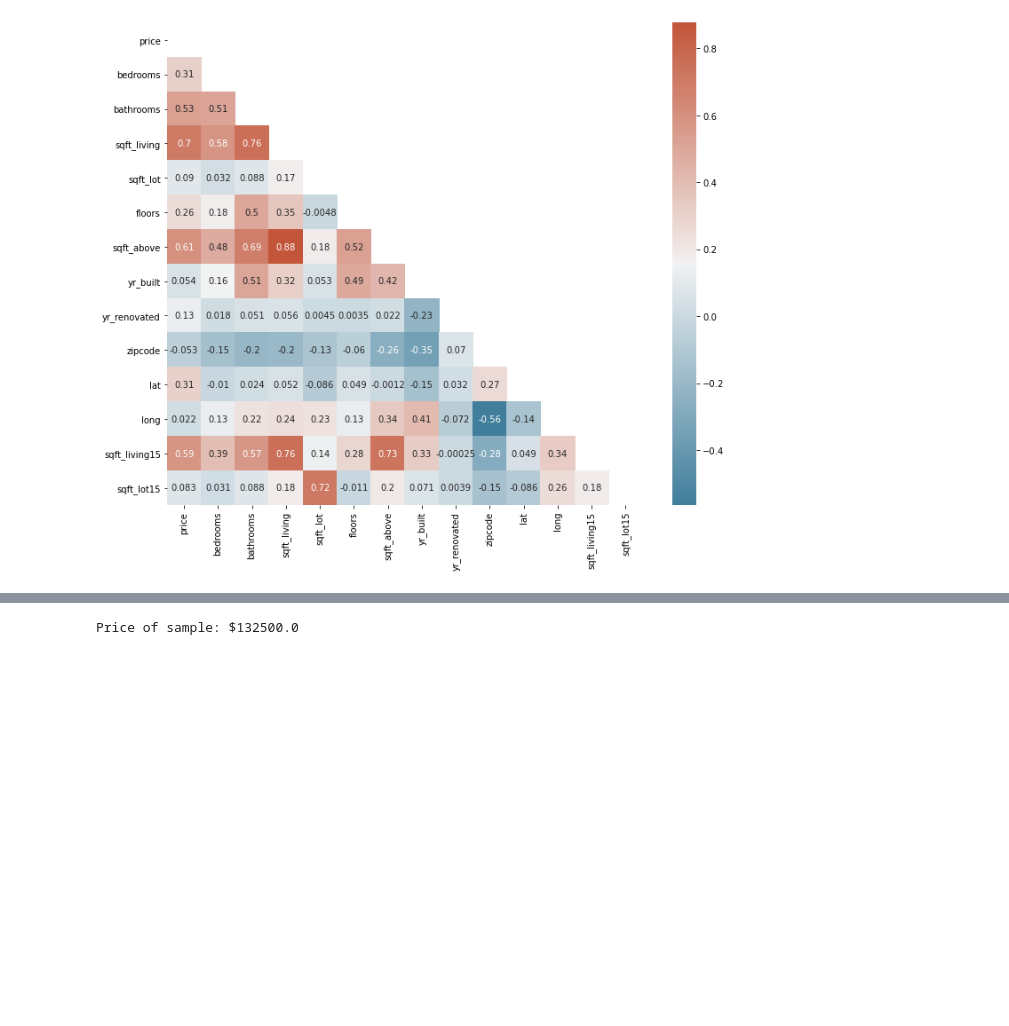
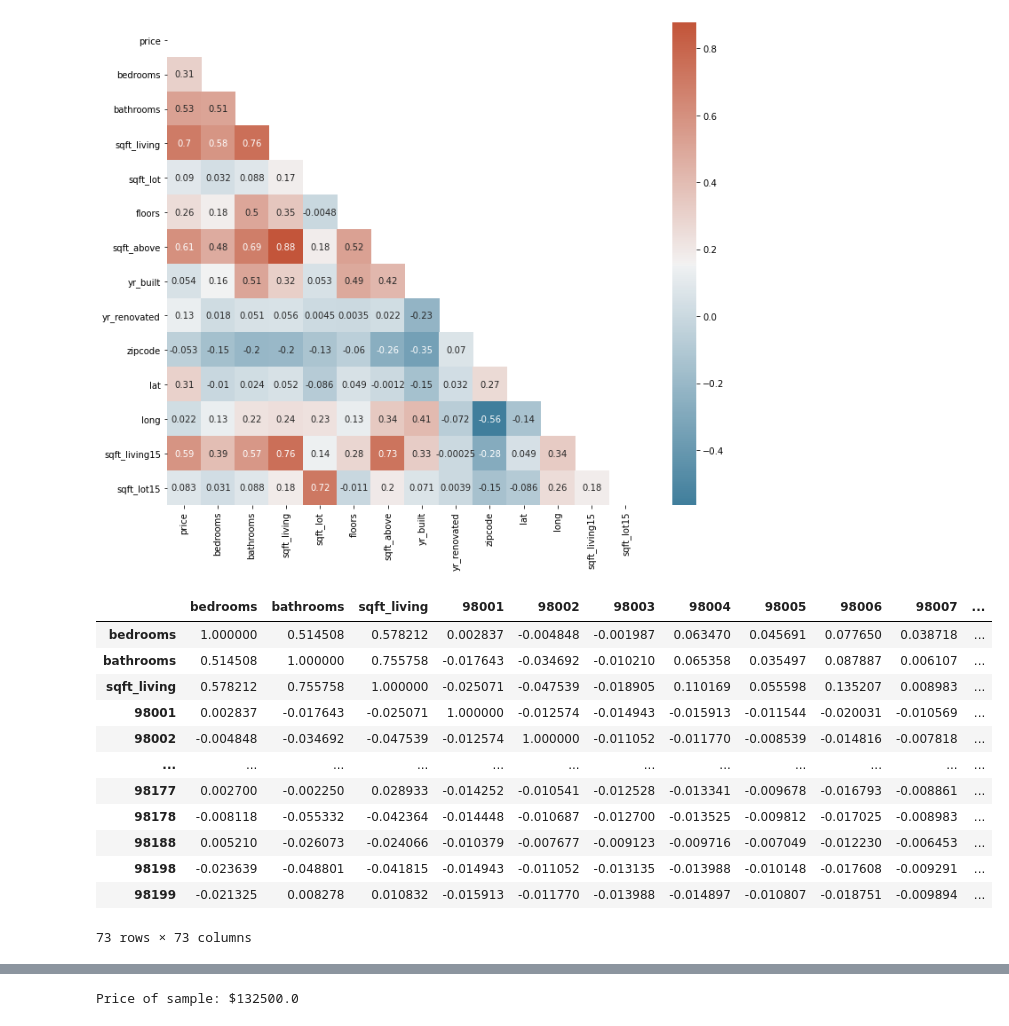
Before and after one commit to smashley-eakland/phase-2-project, a Jupyter notebook: Test_notebook.ipynb, the cells around one changed output, grey strips where cells are left out. Cells and saved outputs as stored; diff of their text form; code cells hidden in the pictures; blank space fills up the shorter version.

Commit message:
corr add

```diff
--- a/Test_notebook.ipynb
+++ b/Test_notebook.ipynb
@@ -163,6 +163,22 @@ zip_cat = pd.concat([df, zipcodes], axis=1)
 # test_lm1 = OLS(price,preds)
 # results = test_lm1.fit()
 # results.summary()
+# %%
+x6.corr()
+# %% [output]
+|  | bedrooms | bathrooms | sqft_living | 98001 | 98002 | 98003 | 98004 | 98005 | 98006 | 98007 | ... |
+| bedrooms | 1.000000 | 0.514508 | 0.578212 | 0.002837 | -0.004848 | -0.001987 | 0.063470 | 0.045691 | 0.077650 | 0.038718 | ... |
+| bathrooms | 0.514508 | 1.000000 | 0.755758 | -0.017643 | -0.034692 | -0.010210 | 0.065358 | 0.035497 | 0.087887 | 0.006107 | ... |
+| sqft_living | 0.578212 | 0.755758 | 1.000000 | -0.025071 | -0.047539 | -0.018905 | 0.110169 | 0.055598 | 0.135207 | 0.008983 | ... |
+| 98001 | 0.002837 | -0.017643 | -0.025071 | 1.000000 | -0.012574 | -0.014943 | -0.015913 | -0.011544 | -0.020031 | -0.010569 | ... |
+| 98002 | -0.004848 | -0.034692 | -0.047539 | -0.012574 | 1.000000 | -0.011052 | -0.011770 | -0.008539 | -0.014816 | -0.007818 | ... |
+| ... | ... | ... | ... | ... | ... | ... | ... | ... | ... | ... | ... |
+| 98177 | 0.002700 | -0.002250 | 0.028933 | -0.014252 | -0.010541 | -0.012528 | -0.013341 | -0.009678 | -0.016793 | -0.008861 | ... |
+| 98178 | -0.008118 | -0.055332 | -0.042364 | -0.014448 | -0.010687 | -0.012700 | -0.013525 | -0.009812 | -0.017025 | -0.008983 | ... |
+| 98188 | 0.005210 | -0.026073 | -0.024066 | -0.010379 | -0.007677 | -0.009123 | -0.009716 | -0.007049 | -0.012230 | -0.006453 | ... |
+| 98198 | -0.023639 | -0.048801 | -0.041815 | -0.014943 | -0.011052 | -0.013135 | -0.013988 | -0.010148 | -0.017608 | -0.009291 | ... |
+| 98199 | -0.021325 | 0.008278 | 0.010832 | -0.015913 | -0.011770 | -0.013988 | -0.014897 | -0.010807 | -0.018751 | -0.009894 | ... |
+73 rows × 73 columns
 # %%
 lr = LinearRegression()
 y6 = zip_cat.price
```
Also changed, not shown: parts of 6 cells of this notebook.
